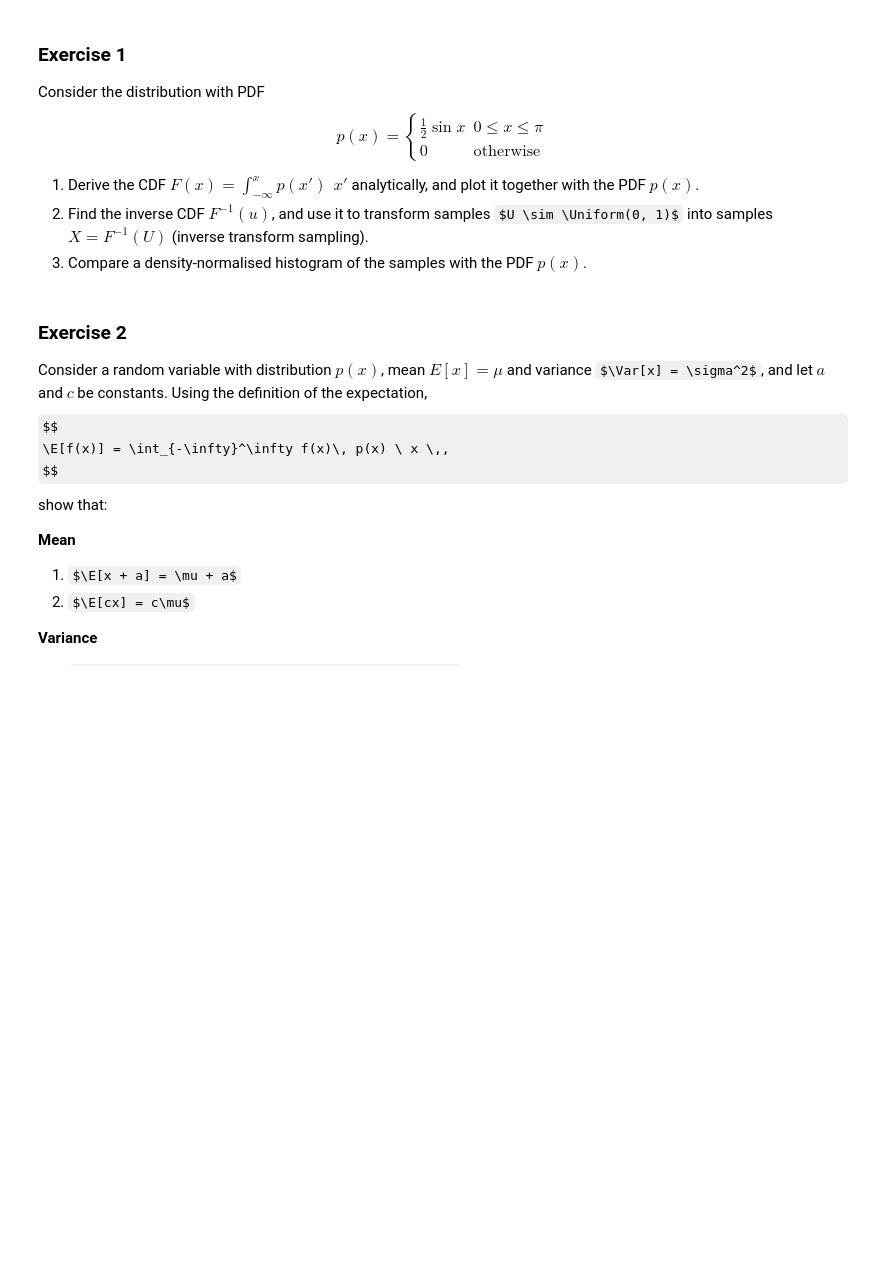
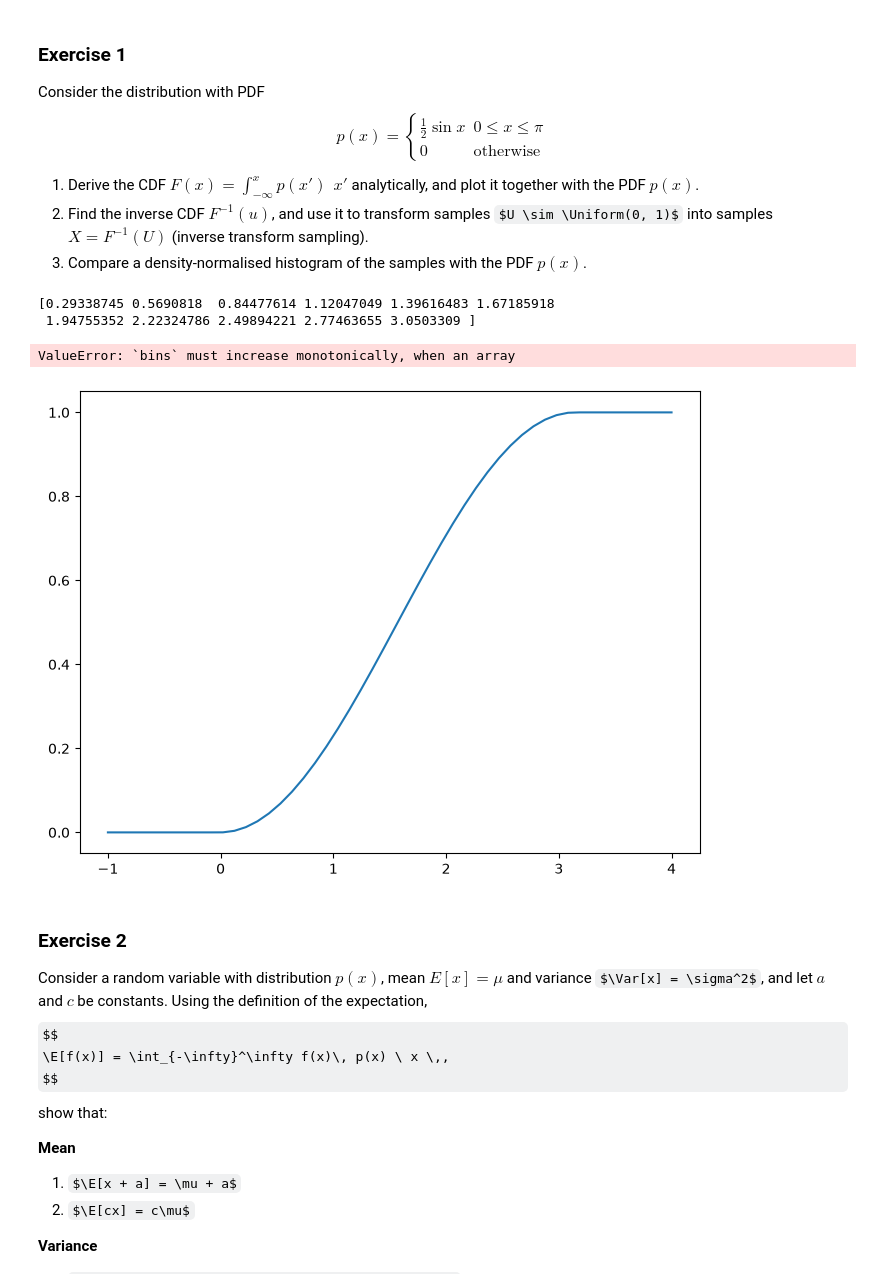
Before and after one commit to shimishimiaeshimiah/Bayesian-Stats-HS2026, a Jupyter notebook: exercise_mysolutions/week3_random_variables_and_probability_distributions.ipynb, the cells around one changed output. Saved outputs shown, nothing was run; the diff lists cells and outputs as text; code cells hidden in the pictures; some formulas as TeX source; blank space fills up the shorter version.

```diff
--- a/exercise_mysolutions/week3_random_variables_and_probability_distributions.ipynb
+++ b/exercise_mysolutions/week3_random_variables_and_probability_distributions.ipynb
@@ -41,6 +25,43 @@ $$
 1. Derive the CDF $F(x) = \int_{-\infty}^{x} p(x')\,\ x'$ analytically, and plot it together with the PDF $p(x)$.
 2. Find the inverse CDF $F^{-1}(u)$, and use it to transform samples $U \sim \Uniform(0, 1)$ into samples $X = F^{-1}(U)$ (inverse transform sampling).
 3. Compare a density-normalised histogram of the samples with the PDF $p(x)$.
+# %%
+def cdf(x):
+    if x < 0: return 0
+    if x > np.pi: return 1
+    return .5 * (1- np.cos(x))
+
+def inv_cdf(u):
+    if u < 0 or u > 1: return 0
+    return np.arccos(1-2 * u)
+# %%
+xs = np.linspace(-1, 4)
+ys = np.array([cdf(x) for x in xs])
+# %%
+N_SAMPLES = 100
+
+u_samples = np.random.uniform(0, 1, N_SAMPLES)
+xs_sampled = np.array([inv_cdf(u) for u in u_samples])
+
+hist, x_bins = np.histogram(xs_sampled)
+print(x_bins)
+# %% [output]
+[0.29338745 0.5690818  0.84477614 1.12047049 1.39616483 1.67185918
+ 1.94755352 2.22324786 2.49894221 2.77463655 3.0503309 ]
+# %%
+fig, ax = plt.subplots(figsize=(8,6))
+
+ax.plot(xs, ys, label='CDF')
+
+ax.hist(x_bins, hist)
+
+
+ax.set_xlabel('x')
+ax.set_ylabel('$F(x)$')
+ax.legend()
+# %% [output]
+ValueError: `bins` must increase monotonically, when an array
+[figure, added]
 # %% [markdown]
 ### Exercise 2
 
```
Also changed, not shown: parts of 4 cells of this notebook, 1 other file.
